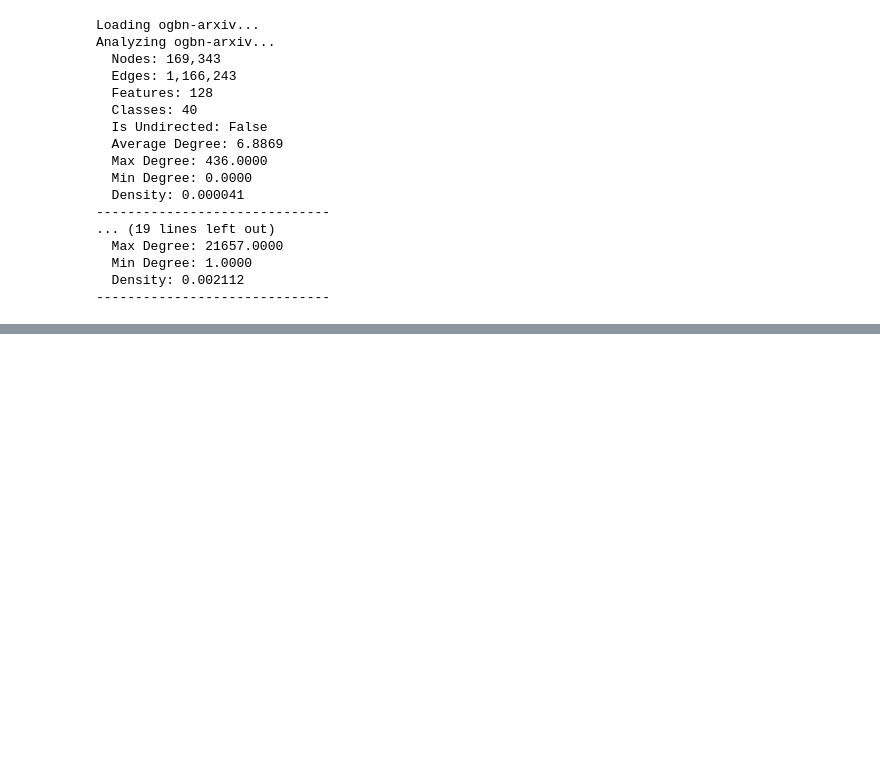
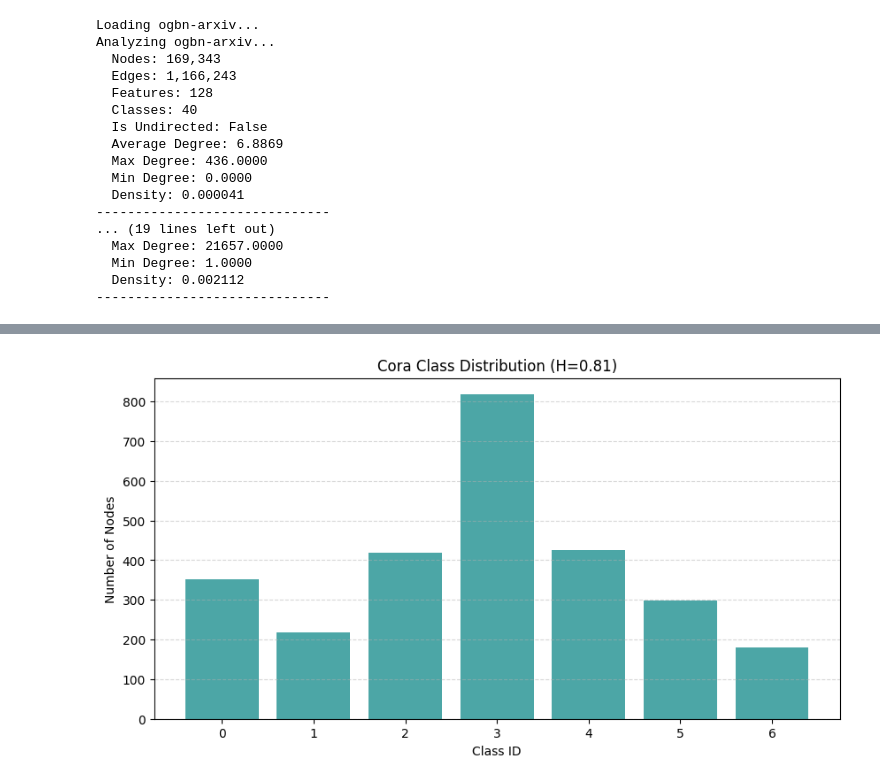
Before and after one commit to wsad12328/NodeJEPA, a Jupyter notebook: test.ipynb, the cells around one changed output, grey strips where cells are left out. Drawn from its saved outputs; the diff is of its cells as text; code cells hidden in the pictures; blank space fills up the shorter version.

```diff
--- a/test.ipynb
+++ b/test.ipynb
@@ -290,0 +360,85 @@ Analyzing ogbn-arxiv...
+# %%
+import torch
+import matplotlib.pyplot as plt
+import numpy as np
+from torch_geometric.datasets import Planetoid, Reddit
+from ogb.nodeproppred import PygNodePropPredDataset
+
+def analyze_homophily_and_balance(name, dataset):
+    print(f"Analyzing {name}...")
+    data = dataset[0]
+    y = data.y
+
+    # 處理 OGB 的維度問題 (N, 1) -> (N,)
+    if y.dim() > 1 and y.shape[1] == 1:
+        y = y.squeeze()
+
+    # 1. 計算同質性 (Edge Homophily Ratio)
+    # 公式: |{(u,v) in E : y_u == y_v}| / |E|
+    edge_index = data.edge_index
+
+    # 為了計算準確，確保移除 Self-loops (自己連自己算同類別沒意義)
+    mask_no_self_loop = edge_index[0] != edge_index[1]
+    src = edge_index[0][mask_no_self_loop]
+    dst = edge_index[1][mask_no_self_loop]
+
+    # 檢查邊兩端的標籤是否相同
+    # 注意：對於部分有 unlabeled nodes 的數據，這裡只計算有標籤的節點
+    # 但標準 benchmark 通常全都有標籤 (除了半監督的 mask，但 y 裡通常有值)
+
+    # 處理 NaN (OGB 可能有 NaN)
+    valid_mask = (~torch.isnan(y[src])) & (~torch.isnan(y[dst]))
+    src = src[valid_mask]
+    dst = dst[valid_mask]
+
+    if src.shape[0] > 0:
+        same_class_count = (y[src] == y[dst]).sum().item()
+        total_edges = src.shape[0]
+        homophily = same_class_count / total_edges
+    else:
+        homophily = 0.0
+
+    print(f"  Edge Homophily: {homophily:.4f}")
+
+    # 2. 類別分佈 (Class Distribution)
+    # 移除 NaN
+    y_clean = y[~torch.isnan(y)]
+    classes, counts = torch.unique(y_clean, return_counts=True)
+    classes = classes.numpy()
+    counts = counts.numpy()
+
+    # 計算不平衡度 (Imbalance Ratio): Max / Min
+    imbalance_ratio = counts.max() / counts.min() if counts.min() > 0 else float('inf')
+    print(f"  Class Imbalance Ratio (Max/Min): {imbalance_ratio:.2f}")
+
+    # 畫圖
+    plt.figure(figsize=(10, 5))
+    plt.bar(classes, counts, color='teal', alpha=0.7)
+    plt.xlabel('Class ID')
+    plt.ylabel('Number of Nodes')
+    plt.title(f'{name} Class Distribution (H={homophily:.2f})')
+    plt.grid(axis='y', linestyle='--', alpha=0.5)
+    plt.show()
+    print("-" * 30)
+
+# --- 執行 ---
+
+# 1. Planetoid
+for name in ['Cora', 'CiteSeer', 'PubMed']:
+    dataset = Planetoid(root=f'./data/{name}', name=name)
+    analyze_homophily_and_balance(name, dataset)
+
+# 2. Ogbn-arxiv
+try:
+    dataset_arxiv = PygNodePropPredDataset(name='ogbn-arxiv', root='./data/ogbn-arxiv')
+    analyze_homophily_and_balance('ogbn-arxiv', dataset_arxiv)
+except Exception as e:
+    print(f"Skip Arxiv: {e}")
+
+# 3. Reddit
+try:
+    dataset_reddit = Reddit(root='./data/Reddit')
+    analyze_homophily_and_balance('Reddit', dataset_reddit)
+except Exception as e:
+    print(f"Skip Reddit: {e}")
+# %% [output]
@@ -290,0 +448 @@ Analyzing ogbn-arxiv...
+[figure, added]
```
Also changed, not shown: parts of 10 cells of this notebook, 10 other files.
